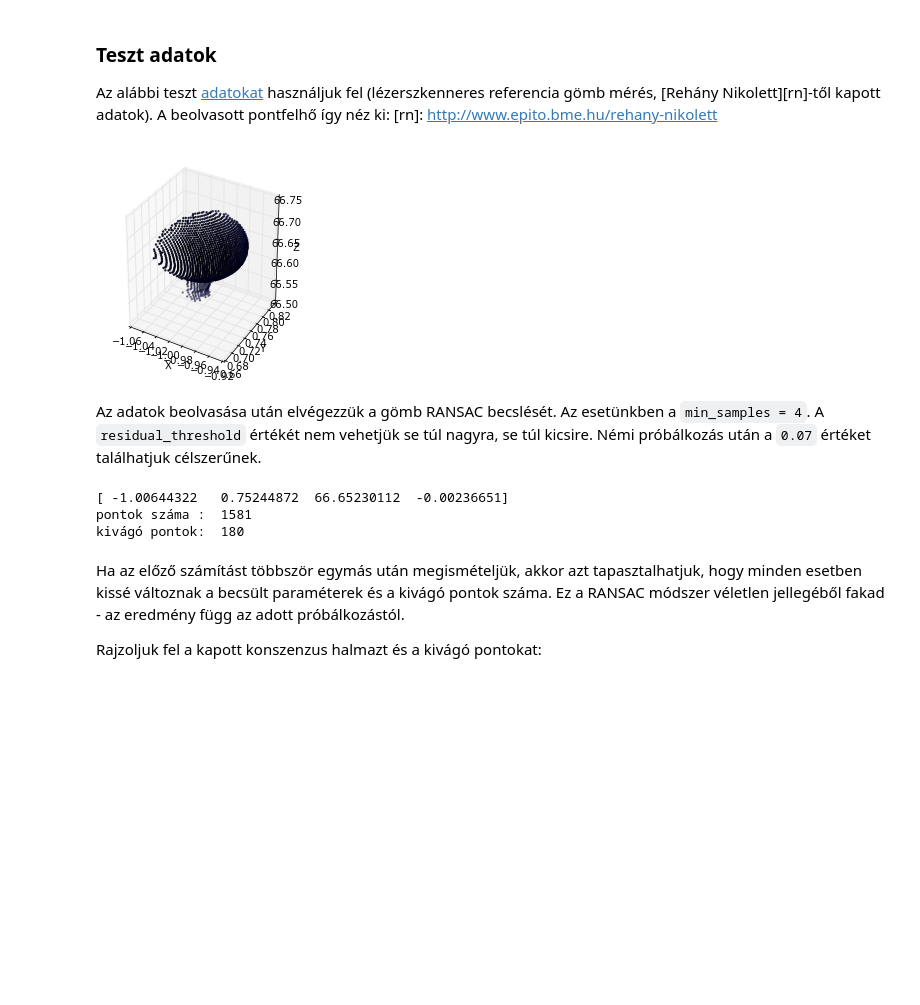
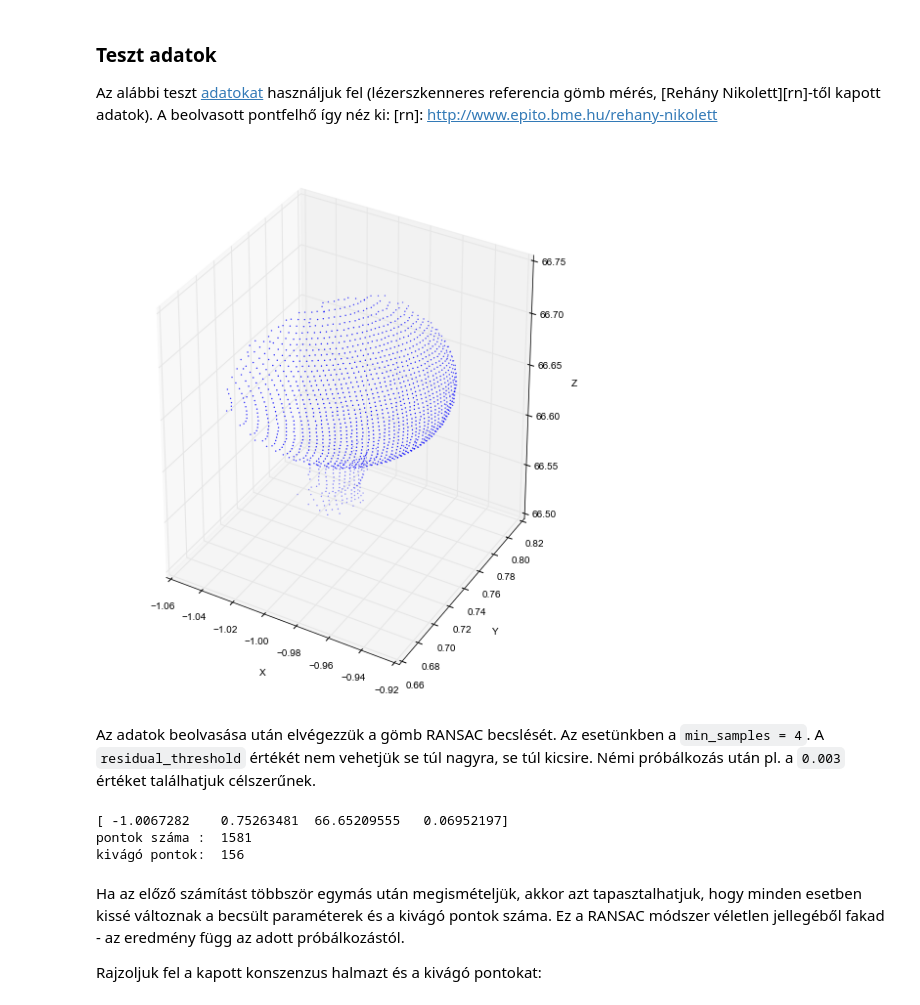
Before and after one commit to gyulat/RANSAC-examples, a Jupyter notebook: SphRANSAC.ipynb, the cells around one changed output. Drawn from its saved outputs; the diff is of its cells as text; code cells hidden in the pictures; blank space fills up the shorter version.

```diff
--- a/SphRANSAC.ipynb
+++ b/SphRANSAC.ipynb
@@ -103,36 +104,37 @@ Az alábbi teszt [adatokat](./dat/sphere.dat) használjuk fel (lézerszkenneres
 # %%
 %matplotlib inline
 import numpy as np
 import skimage.measure as sm
 from mpl_toolkits.mplot3d import Axes3D
 import matplotlib.pyplot as plt
 
 ## teszt adatok (1581 pont)
 X1=np.loadtxt("./dat/sphere.dat")
 
 ## kirajzoljuk
-fig = plt.figure()
+width=10; height=10
+fig = plt.figure(figsize=(width, height))
 ax = fig.add_subplot(111, aspect='equal', projection='3d')
-ax.scatter(X1[:,0], X1[:,1], X1[:,2], s=2)
+ax.scatter(X1[:,0], X1[:,1], X1[:,2], edgecolors='none', s=2)
 ax.set_xlabel('X')
 ax.set_ylabel('Y')
 ax.set_zlabel('Z')
 plt.show()
 # %% [output]
-[figure, old version]
+[figure, new version]
 # %% [markdown]
-Az adatok beolvasása után elvégezzük a gömb RANSAC becslését. Az esetünkben a `min_samples = 4`. A `residual_threshold` értékét nem vehetjük se túl nagyra, se túl kicsire. Némi próbálkozás után a `0.07` értéket találhatjuk célszerűnek.
+Az adatok beolvasása után elvégezzük a gömb RANSAC becslését. Az esetünkben a `min_samples = 4`. A `residual_threshold` értékét nem vehetjük se túl nagyra, se túl kicsire. Némi próbálkozás után pl. a `0.003` értéket találhatjuk célszerűnek.
 # %%
-ransac_model, inliers = sm.ransac(X1, SphereModel, 4, 0.07)
+ransac_model, inliers = sm.ransac(X1, SphereModel, 4, 0.003)
 
 np.set_printoptions(suppress=True)
 print ransac_model.params
 print "pontok száma : ", X1.shape[0]
 print "kivágó pontok: ", X1.shape[0]-np.sum(inliers)
 # %% [output]
-[ -1.00644322   0.75244872  66.65230112  -0.00236651]
+[ -1.0067282    0.75263481  66.65209555   0.06952197]
 pontok száma :  1581
-kivágó pontok:  180
+kivágó pontok:  156
 # %% [markdown]
 Ha az előző számítást többször egymás után megismételjük, akkor azt tapasztalhatjuk, hogy minden esetben kissé változnak a becsült paraméterek és a kivágó pontok száma. Ez a RANSAC módszer véletlen jellegéből fakad - az eredmény függ az adott próbálkozástól.
 
```
Also changed, not shown: parts of 6 cells of this notebook.
